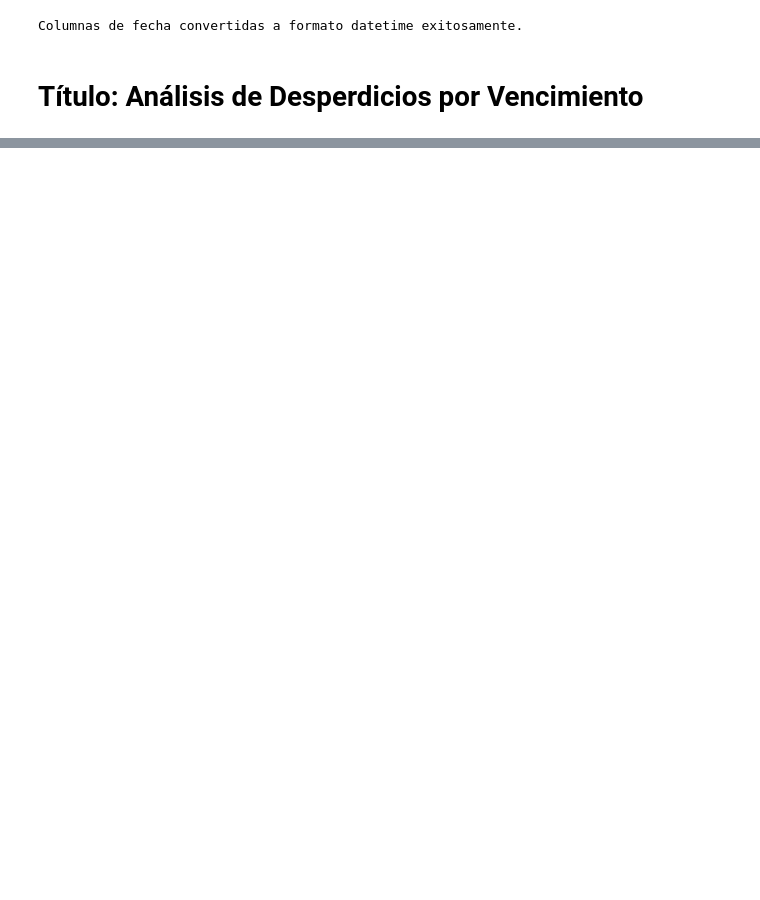
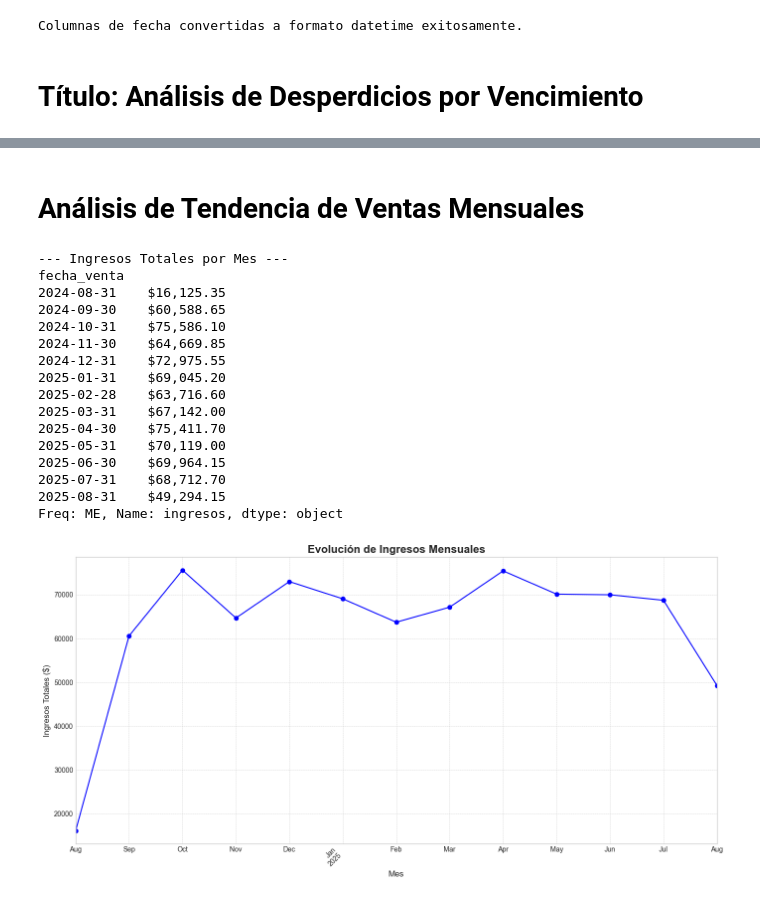
Before and after one commit to Lau893/tp-inicial-lcs, a Jupyter notebook: analisis_datos.ipynb, the cells around one changed output, grey strips where cells are left out. Saved outputs shown, nothing was run; the diff lists cells and outputs as text; code cells hidden in the pictures; blank space fills up the shorter version.

```diff
--- a/analisis_datos.ipynb
+++ b/analisis_datos.ipynb
@@ -267,0 +341,55 @@ Name: porcentaje_merma, dtype: float64
+# %% [markdown]
+# Análisis de Tendencia de Ventas Mensuales
+# %%
+# 1. Preparación de Datos de Ventas
+# Se asegura de que la columna de fecha de venta esté en formato datetime.
+venta_df['fecha_venta'] = pd.to_datetime(venta_df['fecha_venta'])
+
+# Se vuelve a unir con productos para asegurar que tenemos los precios y calcular ingresos.
+venta_completa_df = pd.merge(venta_df, producto_df, on='id_producto', how='left')
+venta_completa_df['ingresos'] = venta_completa_df['cantidad'] * venta_completa_df['precio']
+
+# Se establece la fecha de venta como el índice del DataFrame, lo cual es
+# una práctica estándar para trabajar con series temporales.
+ventas_temporales_df = venta_completa_df.set_index('fecha_venta')
+
+# 2. Agregación de Ingresos por Mes
+# Se utiliza el método 'resample' con el código 'M' para agrupar las fechas por mes.
+# Luego, se suma el total de 'ingresos' para cada grupo mensual.
+ingresos_mensuales = ventas_temporales_df['ingresos'].resample('M').sum()
+
+print("--- Ingresos Totales por Mes ---")
+# Se formatea la salida para que sea más legible.
+print(ingresos_mensuales.map('${:,.2f}'.format))
+
+# 3. Visualización de la Tendencia
+plt.style.use('seaborn-v0_8-whitegrid')
+plt.figure(figsize=(14, 7))
+
+ingresos_mensuales.plot(kind='line', marker='o', linestyle='-', color='b')
+
+plt.title('Evolución de Ingresos Mensuales', fontsize=16, weight='bold')
+plt.xlabel('Mes', fontsize=12)
+plt.ylabel('Ingresos Totales ($)', fontsize=12)
+plt.xticks(rotation=45, ha='right')
+plt.grid(True, which='both', linestyle='--', linewidth=0.5)
+plt.tight_layout()
+plt.show()
+# %% [output]
+--- Ingresos Totales por Mes ---
+fecha_venta
+2024-08-31    $16,125.35
+2024-09-30    $60,588.65
+2024-10-31    $75,586.10
+2024-11-30    $64,669.85
+2024-12-31    $72,975.55
+2025-01-31    $69,045.20
+2025-02-28    $63,716.60
+2025-03-31    $67,142.00
+2025-04-30    $75,411.70
+2025-05-31    $70,119.00
+2025-06-30    $69,964.15
+2025-07-31    $68,712.70
+2025-08-31    $49,294.15
+Freq: ME, Name: ingresos, dtype: object
+[figure, added]
```
Also changed, not shown: parts of 8 cells of this notebook, 1 other file.
